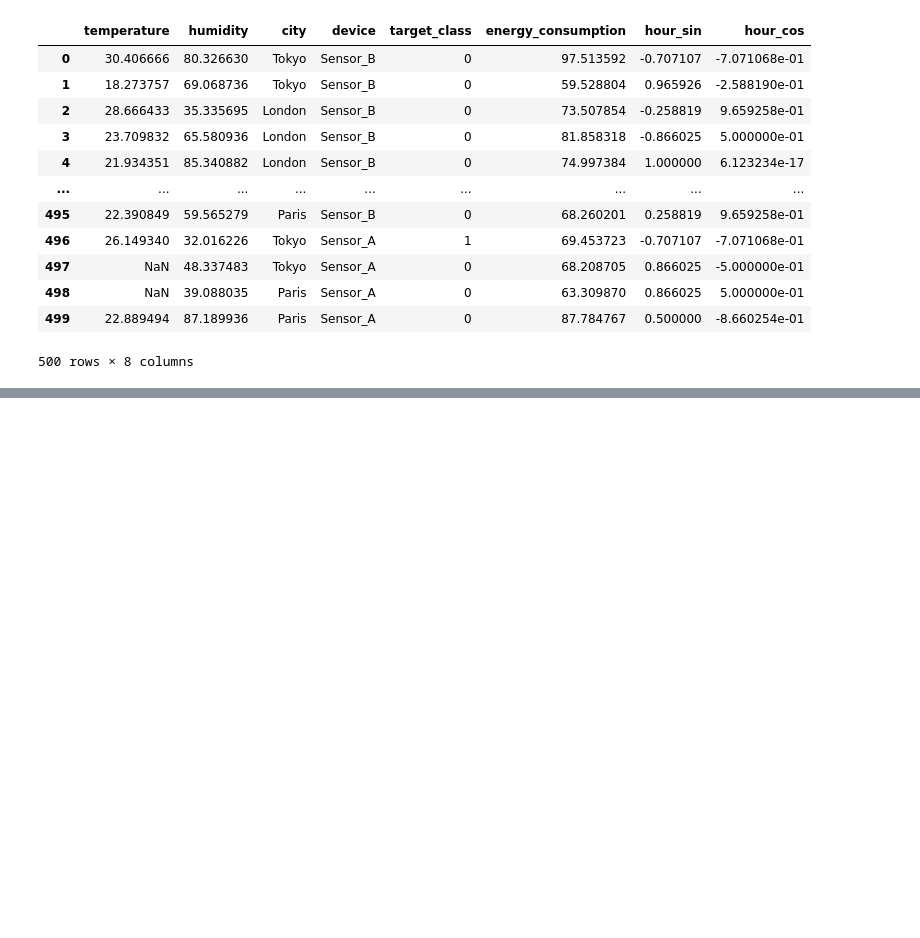
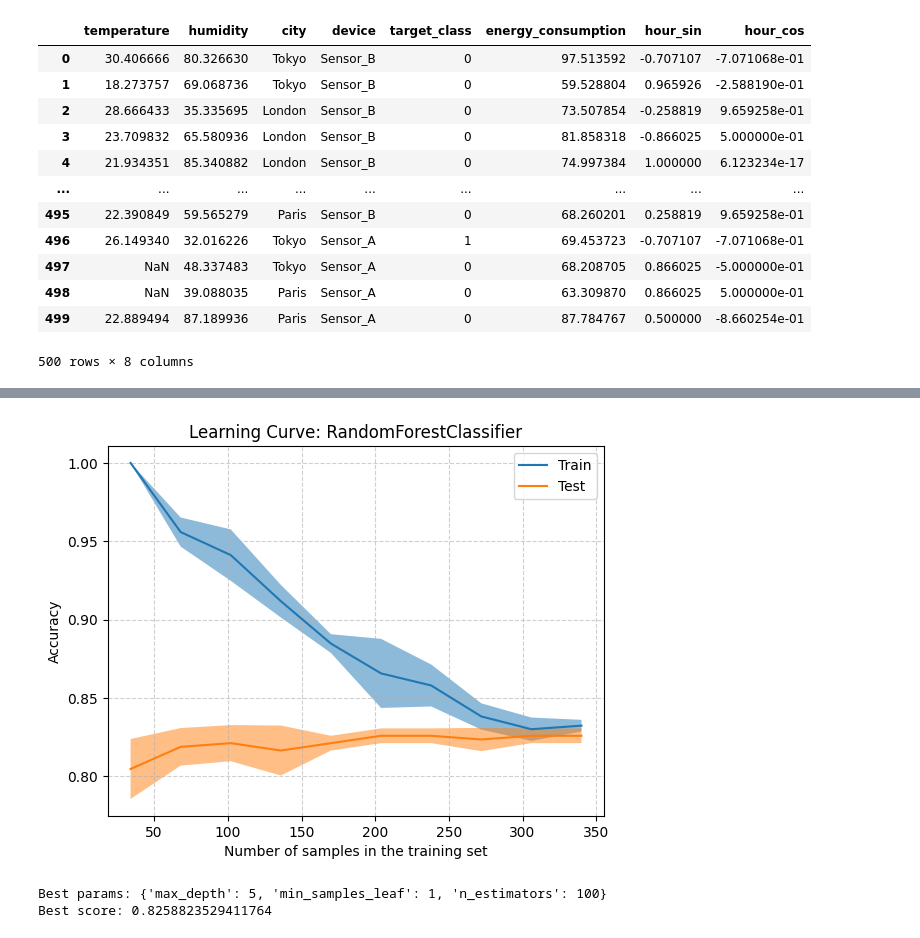
Before and after one commit to imivi/ml-examples, a Jupyter notebook: docs/preprocess.ipynb, the cells around one changed output, grey strips where cells are left out. Saved outputs shown, nothing was run; the diff lists cells and outputs as text; code cells hidden in the pictures; blank space fills up the shorter version.

```diff
--- a/docs/preprocess.ipynb
+++ b/docs/preprocess.ipynb
@@ -155,9 +345,9 @@ from sklearn.model_selection import train_test_split
 X_train, X_test, y_train, y_test = train_test_split(
     X,
     y,
-    test_size=0.2,
+    test_size=0.15,
     stratify=y, # classification only
 )
 
-X_train, X_test
+display(X_train, X_test)
 # %% [output]
@@ -248,0 +651,28 @@ X_test_scaled = scaler.transform(X_test_final)
+# %%
+from sklearn.ensemble import RandomForestClassifier
+
+params = {'max_depth': 5, 'min_samples_leaf': 1, 'n_estimators': 100}
+model = RandomForestClassifier(**params, n_jobs=-1)
+plot_learning_curve(model, X_train_encoded, y_train, classification=True)
+# %% [output]
+[figure, added]
+# %%
+# 9. Grid Search: find best hyperparameters using the training set (use cross validation or validation set)
+
+from sklearn.ensemble import RandomForestClassifier
+from sklearn.model_selection import GridSearchCV
+
+param_grid = {
+    'n_estimators': [100, 200],
+    'max_depth': [5, 10, None],
+    'min_samples_leaf': [1, 2, 4],
+}
+
+grid_search = GridSearchCV(RandomForestClassifier(), param_grid=param_grid, n_jobs=-1)
+grid_search.fit(X_train_encoded, y_train)
+
+print("Best params:", grid_search.best_params_)
+print("Best score:", grid_search.best_score_)
+# %% [output]
+Best params: {'max_depth': 5, 'min_samples_leaf': 1, 'n_estimators': 100}
+Best score: 0.8258823529411764
```
Also changed, not shown: parts of 23 cells of this notebook, 6 other files.
